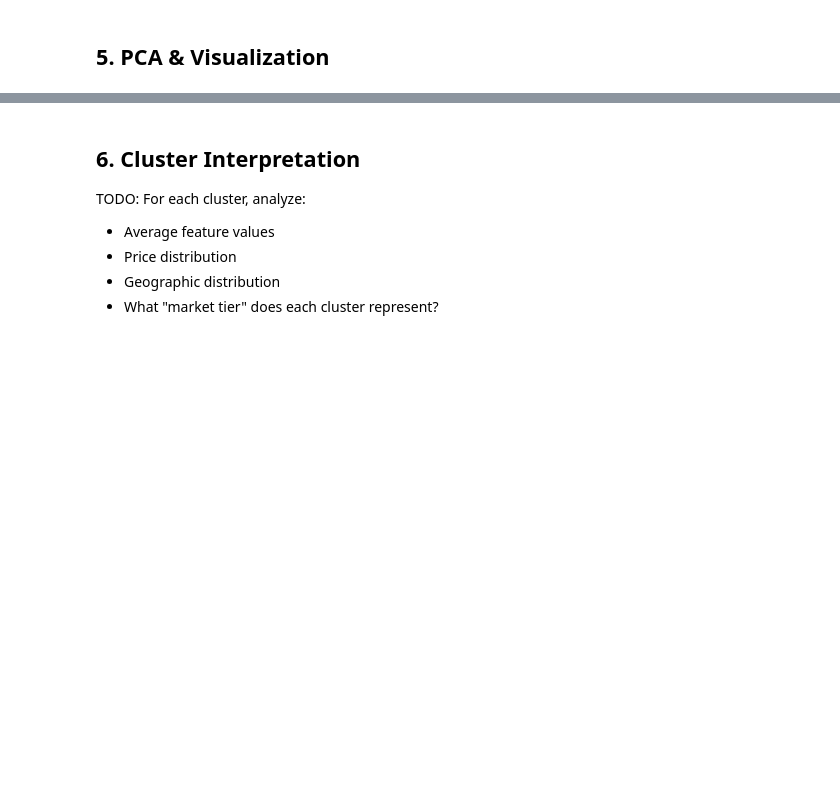
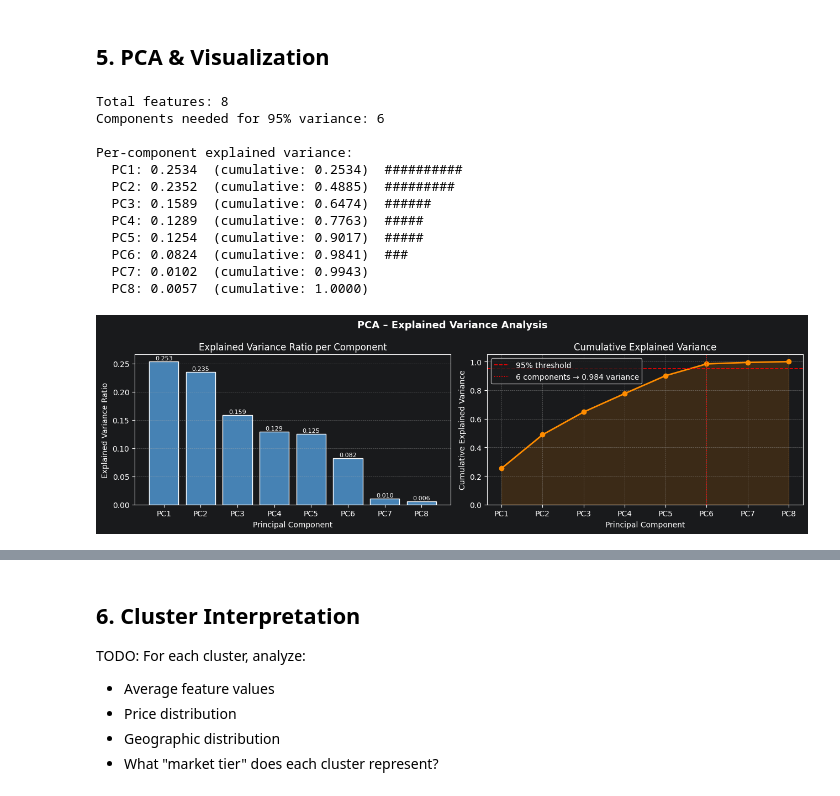
Before and after one commit to DigiCrome-Academy/real-estate-prediction-bnelsonemail, a Jupyter notebook: notebooks/02_clustering_analysis.ipynb, the cells around one changed output, grey strips where cells are left out. Saved outputs shown, nothing was run; the diff lists cells and outputs as text; code cells hidden in the pictures; blank space fills up the shorter version.

```diff
--- a/notebooks/02_clustering_analysis.ipynb
+++ b/notebooks/02_clustering_analysis.ipynb
@@ -443,0 +438,64 @@ DBSCAN_Label
+# %%
+
+# --- Full PCA: explained variance profile ---
+pca_full = perform_pca(X_scaled)           # all 8 components
+n_opt    = find_optimal_components(X_scaled, variance_threshold=0.95)
+
+print(f"Total features: {X_scaled.shape[1]}")
+print(f"Components needed for 95% variance: {n_opt}")
+print()
+print("Per-component explained variance:")
+for i, (evr, cum) in enumerate(
+    zip(pca_full['explained_variance_ratio'], pca_full['cumulative_variance']), 1
+):
+    bar = '#' * int(evr * 40)
+    print(f"  PC{i}: {evr:.4f}  (cumulative: {cum:.4f})  {bar}")
+
+# --- Plot: bar chart of individual EVR + cumulative line ---
+n_comp   = pca_full['n_components']
+comp_ids = [f'PC{i+1}' for i in range(n_comp)]
+evr      = pca_full['explained_variance_ratio']
+cum_var  = pca_full['cumulative_variance']
+
+fig, axes = plt.subplots(1, 2, figsize=(13, 4))
+
+# Individual explained variance
+axes[0].bar(comp_ids, evr, color='steelblue', edgecolor='white')
+axes[0].set_title('Explained Variance Ratio per Component')
+axes[0].set_xlabel('Principal Component')
+axes[0].set_ylabel('Explained Variance Ratio')
+axes[0].grid(axis='y', linestyle='--', alpha=0.5)
+for i, v in enumerate(evr):
+    axes[0].text(i, v + 0.003, f'{v:.3f}', ha='center', fontsize=8)
+
+# Cumulative variance with threshold
+axes[1].plot(comp_ids, cum_var, marker='o', color='darkorange', linewidth=2)
+axes[1].axhline(y=0.95, color='red', linestyle='--', linewidth=1.2,
+                label='95% threshold')
+axes[1].axvline(x=n_opt - 1, color='red', linestyle=':', linewidth=1.2,
+                label=f'{n_opt} components → {cum_var[n_opt-1]:.3f} variance')
+axes[1].fill_between(range(n_comp), cum_var, alpha=0.15, color='darkorange')
+axes[1].set_ylim(0, 1.05)
+axes[1].set_title('Cumulative Explained Variance')
+axes[1].set_xlabel('Principal Component')
+axes[1].set_ylabel('Cumulative Explained Variance')
+axes[1].legend()
+axes[1].grid(True, linestyle='--', alpha=0.5)
+
+plt.suptitle('PCA – Explained Variance Analysis', fontsize=13, fontweight='bold')
+plt.tight_layout()
+plt.show()
+# %% [output]
+Total features: 8
+Components needed for 95% variance: 6
+
+Per-component explained variance:
+  PC1: 0.2534  (cumulative: 0.2534)  ##########
+  PC2: 0.2352  (cumulative: 0.4885)  #########
+  PC3: 0.1589  (cumulative: 0.6474)  ######
+  PC4: 0.1289  (cumulative: 0.7763)  #####
+  PC5: 0.1254  (cumulative: 0.9017)  #####
+  PC6: 0.0824  (cumulative: 0.9841)  ###
+  PC7: 0.0102  (cumulative: 0.9943)
+  PC8: 0.0057  (cumulative: 1.0000)
+[figure, added]
```
Also changed, not shown: parts of 3 cells of this notebook.
